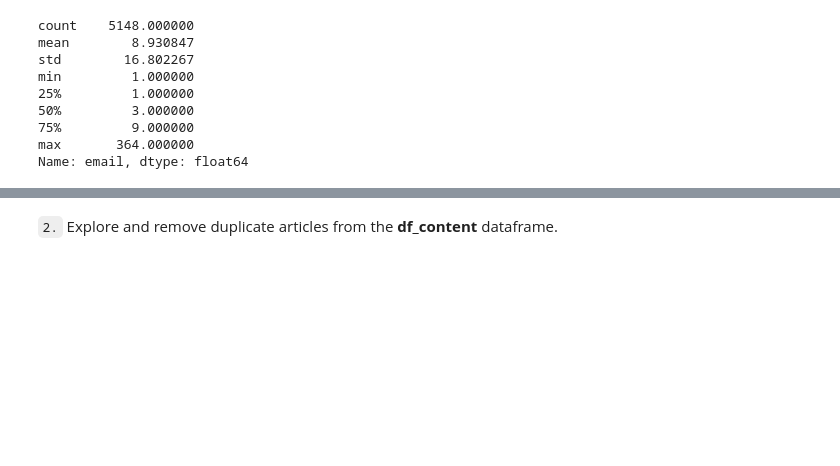
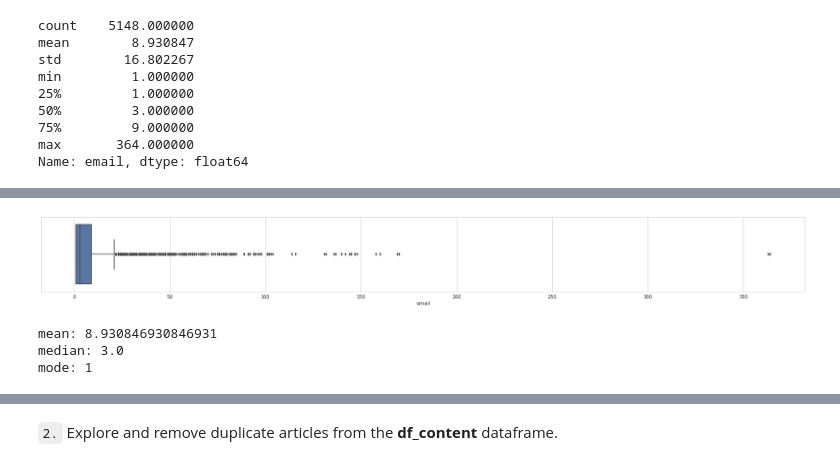
Before and after one commit to amosvoron/udacity, a Jupyter notebook: Recommendations_with_IBM.ipynb, the cells around one changed output, grey strips where cells are left out. Cells and saved outputs as stored; diff of their text form; code cells hidden in the pictures; blank space fills up the shorter version.

```diff
--- a/Recommendations_with_IBM.ipynb
+++ b/Recommendations_with_IBM.ipynb
@@ -118,0 +122,13 @@ data.boxplot(column=['count'], grid=False, fontsize=13, figsize=(6,8))
+# %%
+# Boxplot of distribution of user-article interactions
+plot_boxplot(user_interacts)
+# %% [output]
+[figure, added]
+# %%
+print(f'mean: {user_interacts.mean()}')
+print(f'median: {user_interacts.median()}')
+print(f'mode: {user_interacts.mode()[0]}')
+# %% [output]
+mean: 8.930846930846931
+median: 3.0
+mode: 1
```
Also changed, not shown: parts of 35 cells of this notebook.
